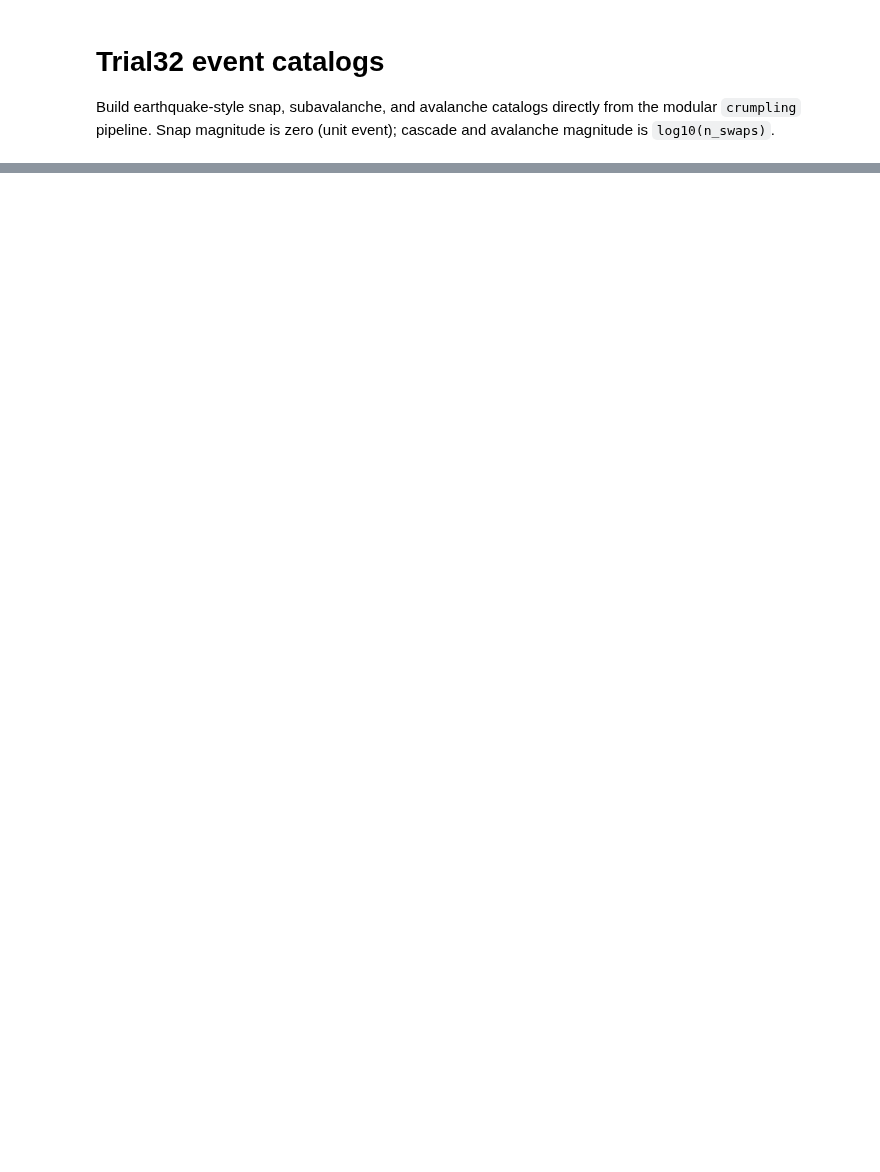
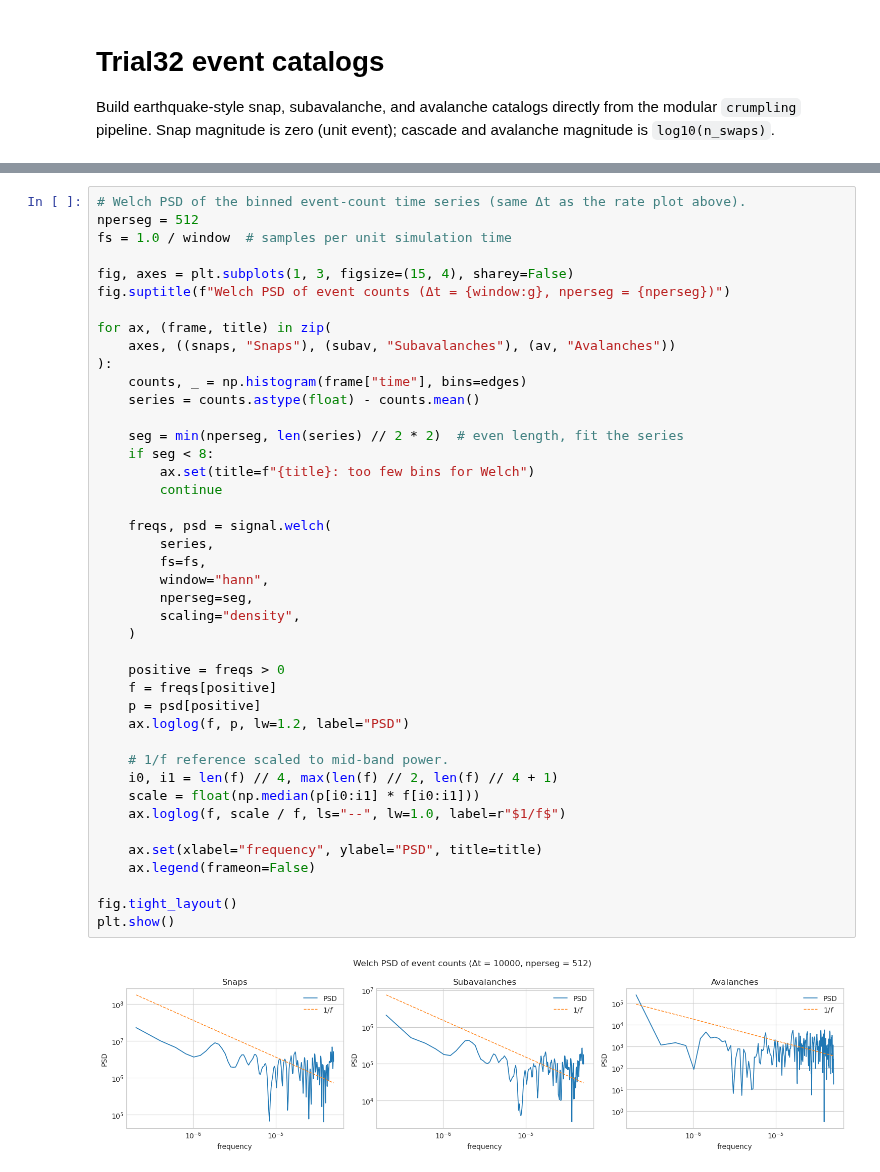
Before and after one commit to Ner-Ber/crumpling, a Jupyter notebook: notebooks/catalogs_trial32.ipynb, the cells around one changed output, grey strips where cells are left out. Saved outputs shown, nothing was run; the diff lists cells and outputs as text; blank space fills up the shorter version.

```diff
--- a/notebooks/catalogs_trial32.ipynb
+++ b/notebooks/catalogs_trial32.ipynb
@@ -74,0 +146,44 @@ plt.show()
+# %%
+# Welch PSD of the binned event-count time series (same Δt as the rate plot above).
+nperseg = 512
+fs = 1.0 / window  # samples per unit simulation time
+
+fig, axes = plt.subplots(1, 3, figsize=(15, 4), sharey=False)
+fig.suptitle(f"Welch PSD of event counts (Δt = {window:g}, nperseg = {nperseg})")
+
+for ax, (frame, title) in zip(
+    axes, ((snaps, "Snaps"), (subav, "Subavalanches"), (av, "Avalanches"))
+):
+    counts, _ = np.histogram(frame["time"], bins=edges)
+    series = counts.astype(float) - counts.mean()
+
+    seg = min(nperseg, len(series) // 2 * 2)  # even length, fit the series
+    if seg < 8:
+        ax.set(title=f"{title}: too few bins for Welch")
+        continue
+
+    freqs, psd = signal.welch(
+        series,
+        fs=fs,
+        window="hann",
+        nperseg=seg,
+        scaling="density",
+    )
+
+    positive = freqs > 0
+    f = freqs[positive]
+    p = psd[positive]
+    ax.loglog(f, p, lw=1.2, label="PSD")
+
+    # 1/f reference scaled to mid-band power.
+    i0, i1 = len(f) // 4, max(len(f) // 2, len(f) // 4 + 1)
+    scale = float(np.median(p[i0:i1] * f[i0:i1]))
+    ax.loglog(f, scale / f, ls="--", lw=1.0, label=r"$1/f$")
+
+    ax.set(xlabel="frequency", ylabel="PSD", title=title)
+    ax.legend(frameon=False)
+
+fig.tight_layout()
+plt.show()
+# %% [output]
+[figure, added]
```
Also changed, not shown: parts of 6 cells of this notebook.
